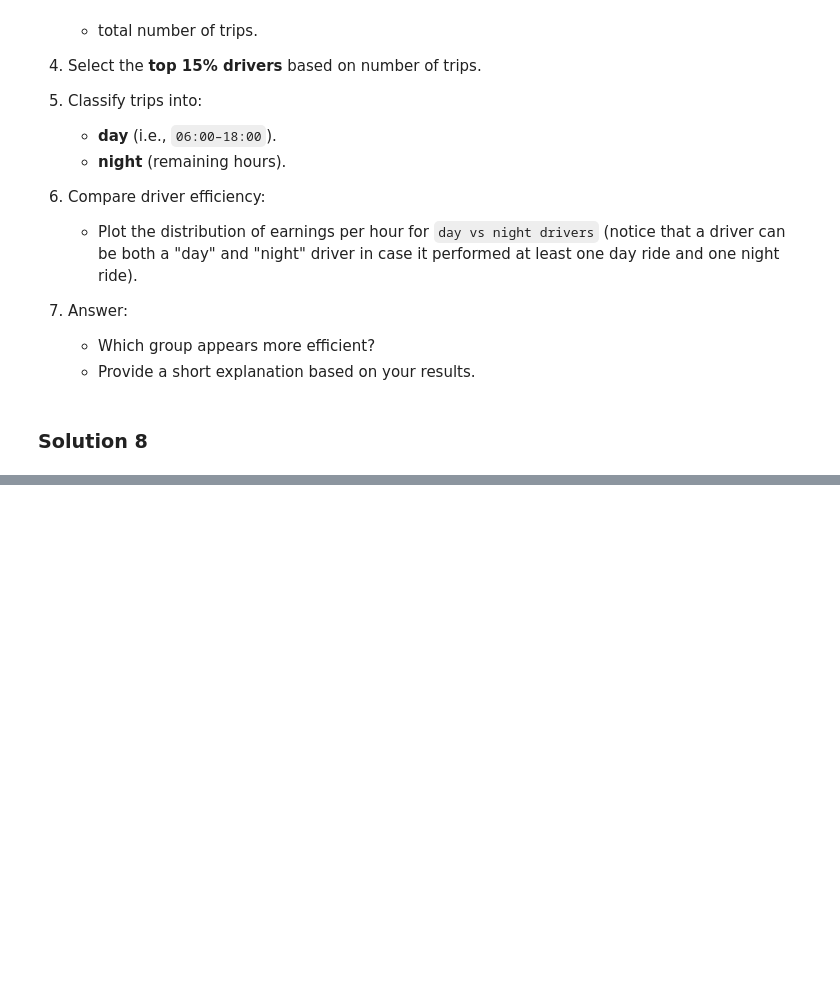
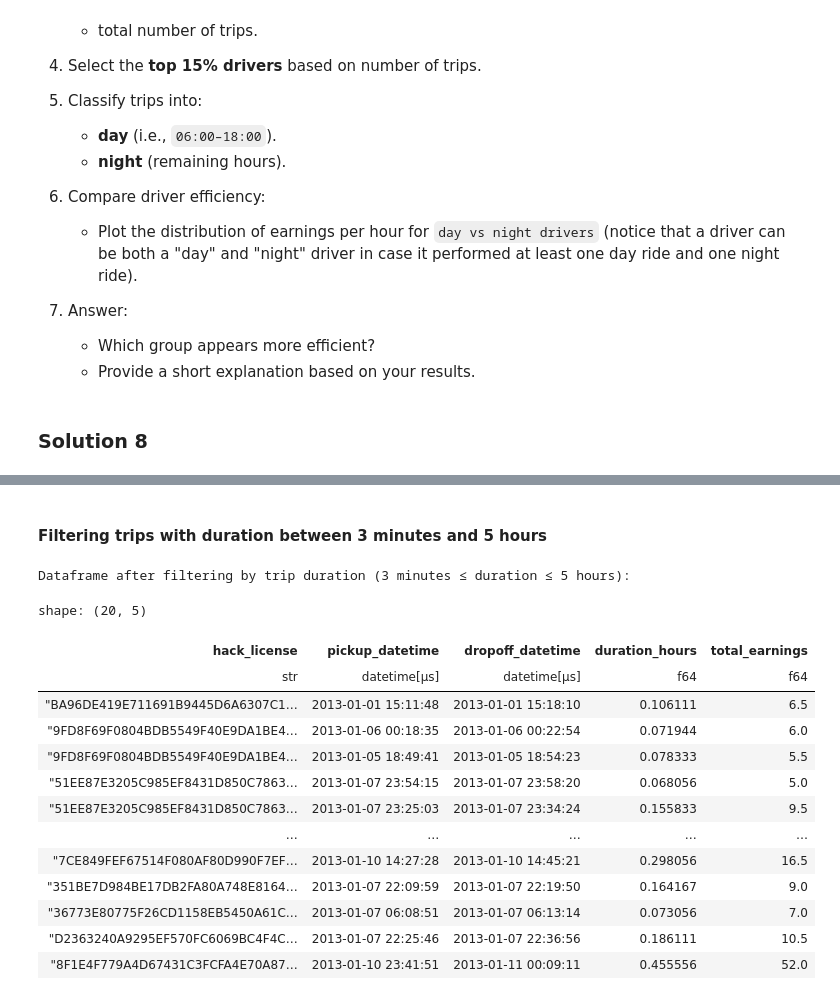
Before and after one commit to alegue4/VisualAnalytics_Assignment3, a Jupyter notebook: GuerrisiAlessandro_Assignment3.ipynb, the cells around one changed output, grey strips where cells are left out. Saved outputs shown, nothing was run; the diff lists cells and outputs as text; code cells hidden in the pictures; blank space fills up the shorter version.

```diff
--- a/GuerrisiAlessandro_Assignment3.ipynb
+++ b/GuerrisiAlessandro_Assignment3.ipynb
@@ -1302,0 +1339,31 @@ Analyze driver performance using earnings efficiency:
+# %% [markdown]
+#### Filtering trips with duration between 3 minutes and 5 hours
+# %%
+MIN_HOURS = 3.0 / 60.0 # Minimum duration threshold of 3 minutes, converted to hours (3/60 = 0.05 hours)
+MAX_HOURS = 5.0 # Maximum duration threshold of 5 hours
+
+df_filtered = df.filter(
+    (pl.col("duration_hours") >= MIN_HOURS) &
+    (pl.col("duration_hours") <= MAX_HOURS)
+)
+
+# It is possible to see that in the following output the filtered dataframe will not contain the trip with duration
+# equals to 0.044167 which was visible in the previous output and is less than the minimum threshold of 0.05 hours (3 minutes).
+print("Dataframe after filtering by trip duration (3 minutes ≤ duration ≤ 5 hours):")
+display(df_filtered.select(["hack_license", "pickup_datetime", "dropoff_datetime", "duration_hours", "total_earnings"]).head(20))
+# %% [output]
+Dataframe after filtering by trip duration (3 minutes ≤ duration ≤ 5 hours):
+shape: (20, 5)
+| hack_license | pickup_datetime | dropoff_datetime | duration_hours | total_earnings |
+| str | datetime[μs] | datetime[μs] | f64 | f64 |
+| "BA96DE419E711691B9445D6A6307C1… | 2013-01-01 15:11:48 | 2013-01-01 15:18:10 | 0.106111 | 6.5 |
+| "9FD8F69F0804BDB5549F40E9DA1BE4… | 2013-01-06 00:18:35 | 2013-01-06 00:22:54 | 0.071944 | 6.0 |
+| "9FD8F69F0804BDB5549F40E9DA1BE4… | 2013-01-05 18:49:41 | 2013-01-05 18:54:23 | 0.078333 | 5.5 |
+| "51EE87E3205C985EF8431D850C7863… | 2013-01-07 23:54:15 | 2013-01-07 23:58:20 | 0.068056 | 5.0 |
+| "51EE87E3205C985EF8431D850C7863… | 2013-01-07 23:25:03 | 2013-01-07 23:34:24 | 0.155833 | 9.5 |
+| … | … | … | … | … |
+| "7CE849FEF67514F080AF80D990F7EF… | 2013-01-10 14:27:28 | 2013-01-10 14:45:21 | 0.298056 | 16.5 |
+| "351BE7D984BE17DB2FA80A748E8164… | 2013-01-07 22:09:59 | 2013-01-07 22:19:50 | 0.164167 | 9.0 |
+| "36773E80775F26CD1158EB5450A61C… | 2013-01-07 06:08:51 | 2013-01-07 06:13:14 | 0.073056 | 7.0 |
+| "D2363240A9295EF570FC6069BC4F4C… | 2013-01-07 22:25:46 | 2013-01-07 22:36:56 | 0.186111 | 10.5 |
+| "8F1E4F779A4D67431C3FCFA4E70A87… | 2013-01-10 23:41:51 | 2013-01-11 00:09:11 | 0.455556 | 52.0 |
```
Also changed, not shown: parts of 25 cells of this notebook.
